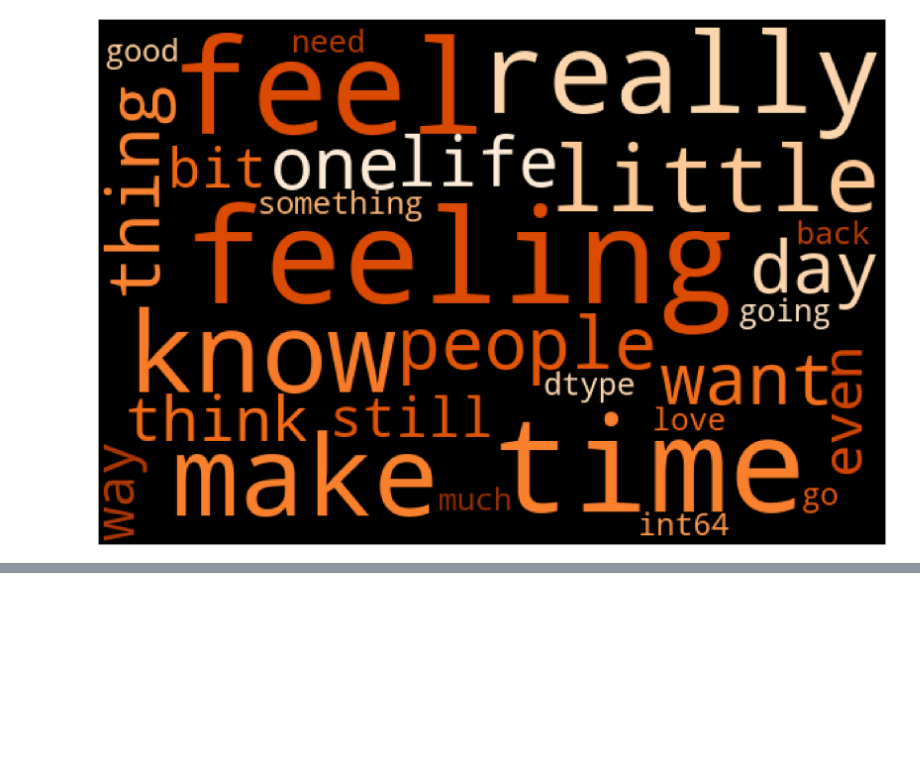
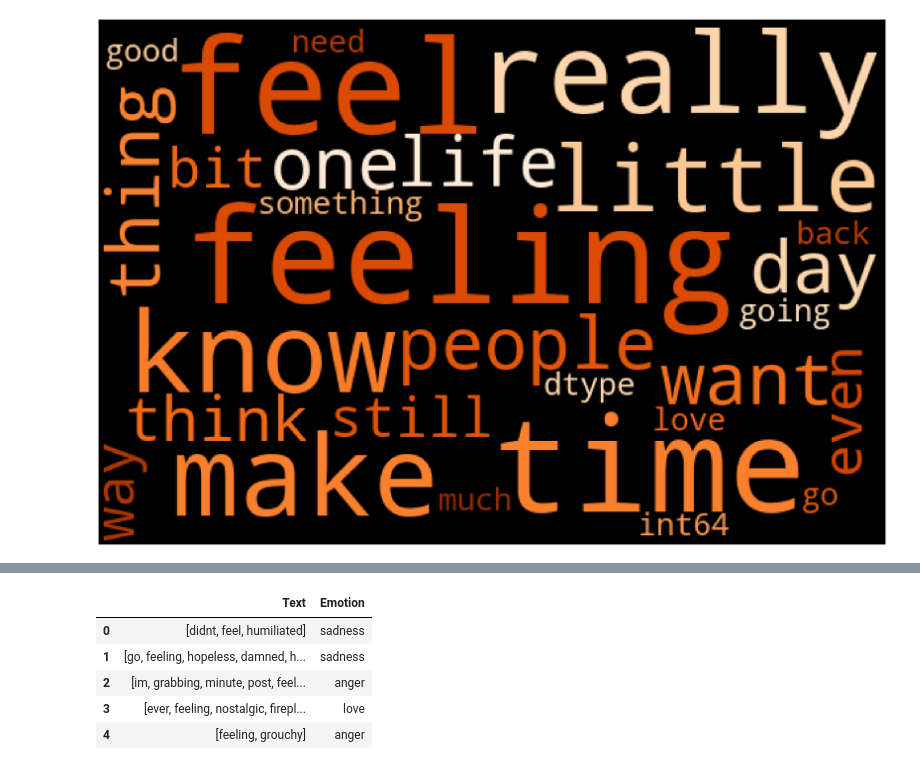
Before and after one commit to sijan67/OMOU, a Jupyter notebook: DataAnalysis/Data_preprocess_and_analysis.ipynb, the cells around one changed output, grey strips where cells are left out. Saved outputs shown, nothing was run; the diff lists cells and outputs as text; code cells hidden in the pictures; blank space fills up the shorter version.

```diff
--- a/DataAnalysis/Data_preprocess_and_analysis.ipynb
+++ b/DataAnalysis/Data_preprocess_and_analysis.ipynb
@@ -298,0 +507,4 @@ plt.show()
+# %%
+def tokenize(text):
+    tokens = nltk.word_tokenize(text)
+    return tokens
@@ -298,0 +518,10 @@ plt.show()
+# %%
+datasentiment['Text'] = datasentiment['Text'].apply(tokenize)
+datasentiment.head()
+# %% [output]
+|  | Text | Emotion |
+| 0 | [didnt, feel, humiliated] | sadness |
+| 1 | [go, feeling, hopeless, damned, h... | sadness |
+| 2 | [im, grabbing, minute, post, feel... | anger |
+| 3 | [ever, feeling, nostalgic, firepl... | love |
+| 4 | [feeling, grouchy] | anger |
```
Also changed, not shown: parts of 35 cells of this notebook.
